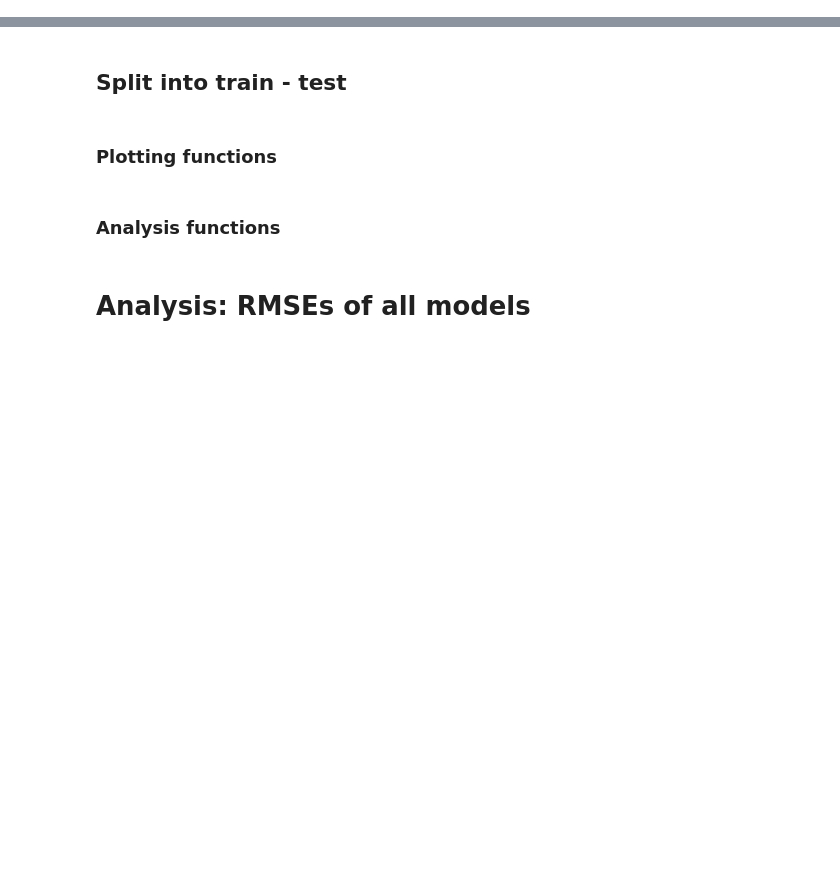
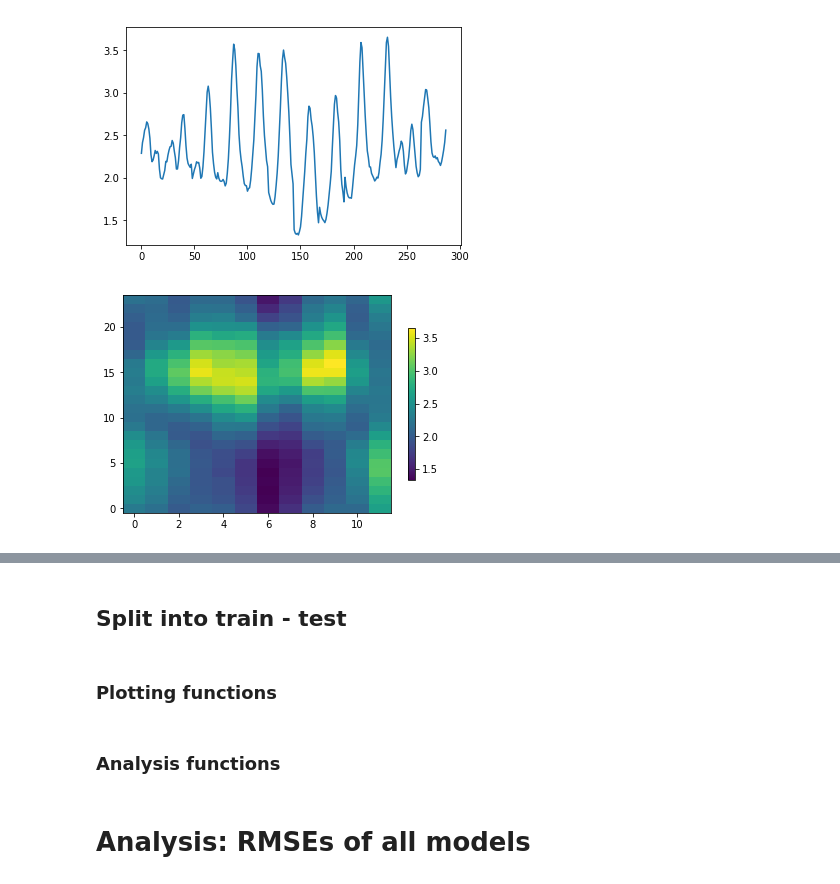
Before and after one commit to yowtzu/non_par_ts, a Jupyter notebook: examples/TemperatureSFO.ipynb, the cells around one changed output, grey strips where cells are left out. Drawn from its saved outputs; the diff is of its cells as text; code cells hidden in the pictures; blank space fills up the shorter version.

```diff
--- a/examples/TemperatureSFO.ipynb
+++ b/examples/TemperatureSFO.ipynb
@@ -129,0 +159,11 @@ pd.DataFrame({'mean (bp)':data.mean()*1E4, 'std (bp)':data.std()*1E4}).T
+# %%
+#res_baseline.theta = np.sqrt(res_baseline.theta)
+
+plt.plot(np.sqrt(res_sq_baseline.theta))
+
+fig = plt.figure()
+cax = plt.imshow(np.sqrt(res_sq_baseline.theta.reshape((12,24))).T, aspect='auto',origin='lower')
+axc = fig.colorbar(cax, ax=fig.gca(), shrink=.7)
+# %% [output]
+[figure, added]
+[figure, added]
```
Also changed, not shown: parts of 48 cells of this notebook, 7 other files.
